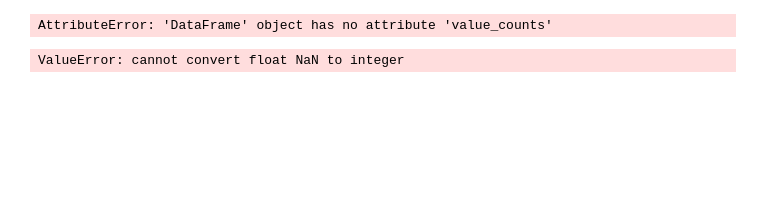
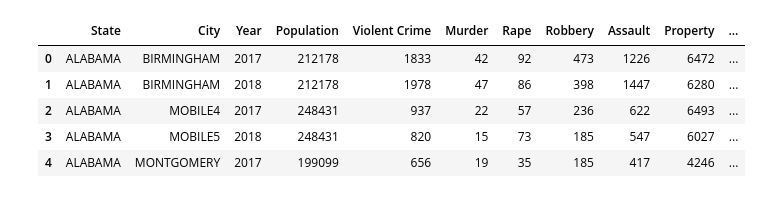
Before and after one commit to livillaranda/Project_1, a Jupyter notebook: JF/Starter_2018_jf.ipynb, the cells around one changed output. Saved outputs shown, nothing was run; the diff lists cells and outputs as text; code cells hidden in the pictures; blank space fills up the shorter version.

```diff
--- a/JF/Starter_2018_jf.ipynb
+++ b/JF/Starter_2018_jf.ipynb
@@ -40,7 +40,3 @@ df18.head(5)
-# %%
-df18.value_counts()
-# %% [output]
-AttributeError: 'DataFrame' object has no attribute 'value_counts'
 # %%
 #Drop commas from all values
 df18 = df18.replace(',','', regex=True)
@@ -48,7 +44,5 @@ df18 = df18.replace(',','', regex=True)
 # Specify Columns to Change
 # Change Columns to float
 
-cols = ["Population", "Violent Crime", "Assault", "Property", "Burglary", "Larceny"]
+cols = ["Population", "Violent Crime", "Assault", "Property", "Burglary", "Larceny", "Arson"]
 df18[cols] = df18[cols].astype(int)
-# %% [output]
-ValueError: cannot convert float NaN to integer
@@ -57,3 +49,12 @@ df16
 # %%
 # Create CSV
 df18.to_csv("Crime_2018_Clean.csv")
+# %%
+df18.head(5)
+# %% [output]
+|  | State | City | Year | Population | Violent Crime | Murder | Rape | Robbery | Assault | Property | ... |
+| 0 | ALABAMA | BIRMINGHAM | 2017 | 212178 | 1833 | 42 | 92 | 473 | 1226 | 6472 | ... |
+| 1 | ALABAMA | BIRMINGHAM | 2018 | 212178 | 1978 | 47 | 86 | 398 | 1447 | 6280 | ... |
+| 2 | ALABAMA | MOBILE4 | 2017 | 248431 | 937 | 22 | 57 | 236 | 622 | 6493 | ... |
+| 3 | ALABAMA | MOBILE5 | 2018 | 248431 | 820 | 15 | 73 | 185 | 547 | 6027 | ... |
+| 4 | ALABAMA | MONTGOMERY | 2017 | 199099 | 656 | 19 | 35 | 185 | 417 | 4246 | ... |
```
Also changed, not shown: parts of 7 cells of this notebook.
